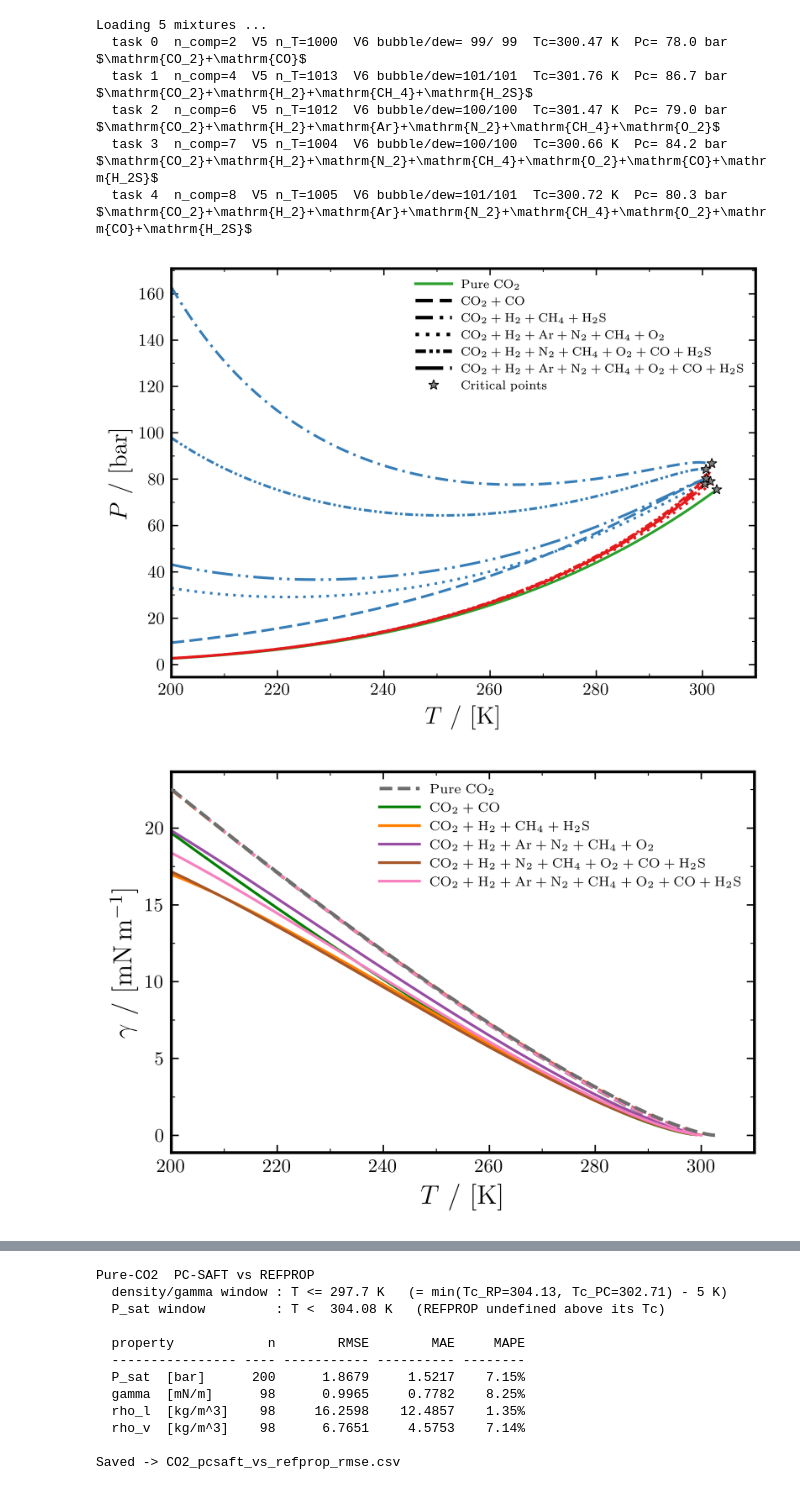
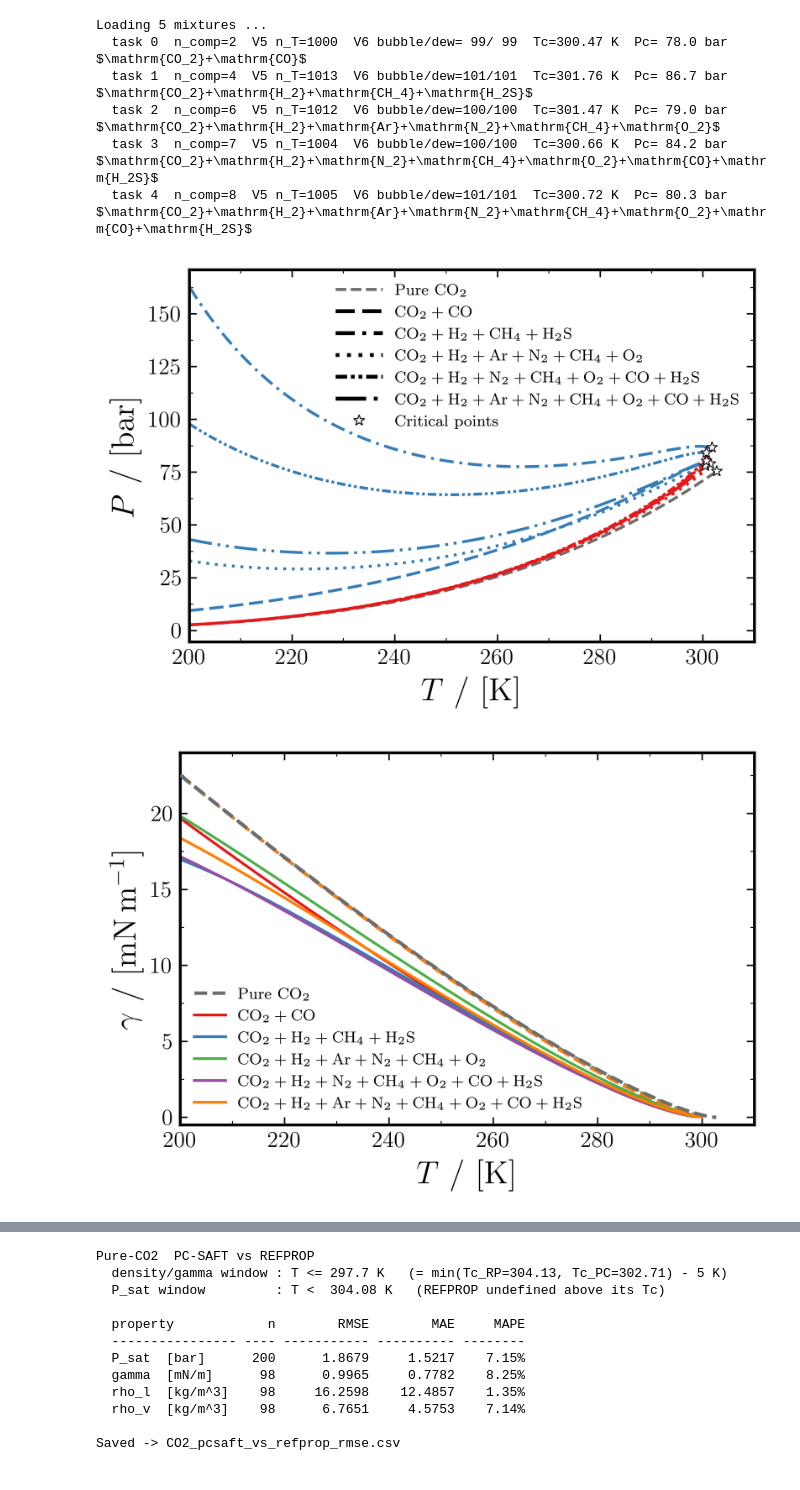
Before and after one commit to Darz2/co2-impurities-ml-surrogates, a Jupyter notebook: PCSAFT_cDFT/PART_1/SENSITIVITY_ANALYSIS/SENSITIVITY_ANALYSIS_HIRES.ipynb, the cells around one changed output, grey strips where cells are left out. Drawn from its saved outputs; the diff is of its cells as text; code cells hidden in the pictures.

```diff
--- a/PCSAFT_cDFT/PART_1/SENSITIVITY_ANALYSIS/SENSITIVITY_ANALYSIS_HIRES.ipynb
+++ b/PCSAFT_cDFT/PART_1/SENSITIVITY_ANALYSIS/SENSITIVITY_ANALYSIS_HIRES.ipynb
@@ -90,14 +93,6 @@ Loading 5 mixtures ...
   task 3  n_comp=7  V5 n_T=1004  V6 bubble/dew=100/100  Tc=300.66 K  Pc= 84.2 bar  $\mathrm{CO_2}+\mathrm{H_2}+\mathrm{N_2}+\mathrm{CH_4}+\mathrm{O_2}+\mathrm{CO}+\mathrm{H_2S}$
   task 4  n_comp=8  V5 n_T=1005  V6 bubble/dew=101/101  Tc=300.72 K  Pc= 80.3 bar  $\mathrm{CO_2}+\mathrm{H_2}+\mathrm{Ar}+\mathrm{N_2}+\mathrm{CH_4}+\mathrm{O_2}+\mathrm{CO}+\mathrm{H_2S}$
 # %%
-# ── Plot 1: PT Phase Map (high resolution) ─────────────────────
-# Blue = bubble, Red = dew; line style differentiates source.
-# Star marks the mixture critical point (Tc, Pc) where bubble & dew meet.
-# Pure-CO2 reference (two models, same green):
-#   solid  = CoolProp Span-Wagner (REFPROP-equivalent), computed inline
-#   dashed = PC-SAFT (FEOS), loaded from CO2_pcsaft_saturation.csv
-#            (regenerate by re-running PURE_CO2_IFT.ipynb)
-
 LINE_STYLES = [
     (0, (5, 2)),                 # dashed
     (0, (5, 2, 1, 2)),           # dash-dot
@@ -106,14 +101,11 @@ LINE_STYLES = [
     (0, (8, 2, 1, 2, 1, 2)),     # long-dash-dot-dot
 ]
 
-# Pure-CO2 saturation curve (Span-Wagner via CoolProp)
 Tc_CO2_K   = CP.PropsSI('TCRIT', 'CO2')
 Pc_CO2_bar = CP.PropsSI('PCRIT', 'CO2') / 1e5
 T_co2 = np.linspace(200.0, Tc_CO2_K - 0.05, 400)
 P_co2 = np.array([CP.PropsSI('P', 'T', T, 'Q', 0, 'CO2') / 1e5 for T in T_co2])
 
-# Pure-CO2 saturation curve (PC-SAFT) — loaded from CSV emitted by PURE_CO2_IFT.ipynb.
-# Last row in that CSV is the critical point (Tc, Pc).
 PC_SAT_CSV = Path('CO2_pcsaft_saturation.csv')
 if PC_SAT_CSV.exists():
     _sat = pd.read_csv(PC_SAT_CSV)
@@ -126,16 +118,12 @@ else:
     print(f'[warn] {PC_SAT_CSV} not found — run PURE_CO2_IFT.ipynb to generate it. '
           'PC-SAFT pure-CO2 reference will be omitted from the plot.')
 
-fig, ax = ps.plot_init(w=5.5, h=4.0)
+fig, ax = ps.plot_init(w=5.0, h=3.5)
 
-# Pure CO2 saturation: solid green = REFPROP, dashed green = PC-SAFT
-# ax.plot(T_co2, P_co2, color='#2ca02c', lw=1.5, ls='-', zorder=2)
-# ax.plot(Tc_CO2_K, Pc_CO2_bar, marker='*', markersize=6, markerfacecolor='grey',
-#         markeredgecolor='black', markeredgewidth=0.5, linestyle='None', zorder=6)
 if T_co2_pc is not None:
-    ax.plot(T_co2_pc, P_co2_pc, color='#2ca02c', lw=1.5, ls='-', zorder=2)
+    ax.plot(T_co2_pc, P_co2_pc, color='#6e6e6e', lw=1.5, ls='--', zorder=2)
     ax.plot(Tc_CO2_PC_K, Pc_CO2_PC_bar, marker='*', markersize=6,
-            markerfacecolor='grey', markeredgecolor='black', markeredgewidth=0.5,
+            markerfacecolor='White', markeredgecolor='black', markeredgewidth=0.5,
             linestyle='None', zorder=6)
 
 for k, ls in zip(TASK_IDS, LINE_STYLES):
@@ -145,64 +133,49 @@ for k, ls in zip(TASK_IDS, LINE_STYLES):
     ax.plot(bub['T_K'], bub['P_bar'], color='#377eb8', lw=1.5, ls=ls)
     ax.plot(dew['T_K'], dew['P_bar'], color='#e41a1c', lw=1.5, ls=ls)
     # critical point — apex of the envelope
-    ax.plot(Tc_K[k], Pc_bar[k], marker='*', markersize=6, markerfacecolor='grey',
+    ax.plot(Tc_K[k], Pc_bar[k], marker='*', markersize=6, markerfacecolor='white',
      markeredgecolor='black', markeredgewidth=0.5, linestyle='None', zorder=5)
-
-# Source legend: pure-CO2 (two models) first, then mixtures, then critical-point marker
-# src_handles = [
-#     mlines.Line2D(
-#         [], [],
-#         color='#2ca02c', lw=1.5, ls='-',
-#         label=r"$\mathrm{Pure}\ \mathrm{CO}_2$ (REFPROP)"
-#     ),
-# ]
 
 src_handles = []
 
 if T_co2_pc is not None:
     src_handles.append(
         mlines.Line2D(
             [], [],
-            color='#2ca02c', lw=1.5, ls='-',
+            color='#6e6e6e', lw=1.5, ls='--',
             label=r"$\mathrm{Pure}\ \mathrm{CO}_2$"
         )
     )
 src_handles += [
     mlines.Line2D([], [], color='black', lw=2.0, ls=ls, label=labels[k])
     for k, ls in zip(TASK_IDS, LINE_STYLES)
 ]
 src_handles.append(
-    mlines.Line2D([], [], marker='*', markersize=6, markerfacecolor='grey',
+    mlines.Line2D([], [], marker='*', markersize=6, markerfacecolor='White',
                   markeredgecolor='black', markeredgewidth=0.5,
                   linestyle='None', label=r'$\mathrm{Critical\ points}$')
 )
-leg_src = ax.legend(handles=src_handles, fontsize=7, loc='upper right',
+leg_src = ax.legend(handles=src_handles, fontsize=ps.label_fontsize/1.7, loc='upper right',
                     frameon=False, handlelength=3.0)
 ax.add_artist(leg_src)
 
-ax.set_xlabel(r'$T$ $/$ $[\mathrm{K}]$',   fontsize=ps.label_fontsize)
-ax.set_ylabel(r'$P$ $/$ $[\mathrm{bar}]$', fontsize=ps.label_fontsize)
+ax.set_xlabel(r'$T$ $/$ $[\mathrm{K}]$',   fontsize=ps.label_fontsize*1.2)
+ax.set_ylabel(r'$P$ $/$ $[\mathrm{bar}]$', fontsize=ps.label_fontsize*1.2)
 
 ps.apply_axis_style(ax)
 ax.tick_params(axis='both', which='major', bottom=True, top=True,
-               left=True, right=True)
+               left=True, right=True, labelsize=ps.tick_labelsize*1.2)
 ax.xaxis.set_minor_locator(AutoMinorLocator(2))
 ax.yaxis.set_minor_locator(AutoMinorLocator(2))
 
 plt.xlim(200, 310)
+# plt.ylim(0, 190)
 plt.tight_layout()
 ps.save_plot(fig, 'sensitivity_PT_phase_map_hires')
 plt.show()
 # %% [output]
-[figure, old version]
+[figure, new version]
 # %%
-# ── Plot 2: Surface Tension (γ) vs Temperature — V6 branch curves ─
-# bubble branch (solid)  : P = P_bubble(T) - P_TOL  (saturated liquid side)
-# dew    branch (dashed) : P = P_dew(T)    + P_TOL  (saturated vapor side)
-# Pure-CO2 reference: dashed grey = PC-SAFT (CO2_pcsaft_saturation.csv).
-# REFPROP overlay kept commented out — uncomment to also draw the solid green
-# Span-Wagner curve from CO2_REFPROP.csv.
-
 _rp_pure  = pd.read_csv('CO2_REFPROP.csv')
 _rp_pure.columns = [c.strip() for c in _rp_pure.columns]
 _pcs_pure = pd.read_csv('CO2_pcsaft_saturation.csv')
@@ -233,25 +206,26 @@ branch_handles = [
     # mlines.Line2D([], [], color='black', lw=1.4, ls=(0, (5, 2)),   label='dew'),
 ]
 
-ax.set_xlabel(r'$T$ $/$ $[\mathrm{K}]$',               fontsize=ps.label_fontsize)
-ax.set_ylabel(r'$\gamma$ $/$ $[\mathrm{mN\,m^{-1}}]$', fontsize=ps.label_fontsize)
+ax.set_xlabel(r'$T$ $/$ $[\mathrm{K}]$',               fontsize=ps.label_fontsize*1.2)
+ax.set_ylabel(r'$\gamma$ $/$ $[\mathrm{mN\,m^{-1}}]$', fontsize=ps.label_fontsize*1.2)
 
 ps.apply_axis_style(ax)
 ax.tick_params(axis='both', which='major', bottom=True, top=True,
-               left=True, right=True)
+               left=True, right=True, labelsize=ps.tick_labelsize*1.2)
 ax.xaxis.set_minor_locator(AutoMinorLocator(2))
 ax.yaxis.set_minor_locator(AutoMinorLocator(2))
 
-leg_mix = ax.legend(handles=mix_handles, fontsize=7, ncol=1,
-                    loc='upper right', frameon=False, handlelength=3.0)
+leg_mix = ax.legend(handles=mix_handles, fontsize=ps.label_fontsize/1.7, ncol=1,
+                    loc='lower left', frameon=False, handlelength=2.0)
 ax.add_artist(leg_mix)
-ax.legend(handles=branch_handles, fontsize=7, loc='lower left',
-          frameon=False, handlelength=3.0)
+# ax.legend(handles=branch_handles, fontsize=ps.label_fontsize/1.6, loc='lower left',
+#           frameon=False, handlelength=3.0)
 
 plt.xlim(200, 310)
+plt.ylim(-0.5, 24)
 plt.tight_layout()
 ps.save_plot(fig, 'sensitivity_gamma_vs_T_hires')
 plt.show()
 # %% [output]
-[figure, old version]
+[figure, new version]
 # %%
```
Also changed, not shown: parts of 6 cells of this notebook, 28 other files.
